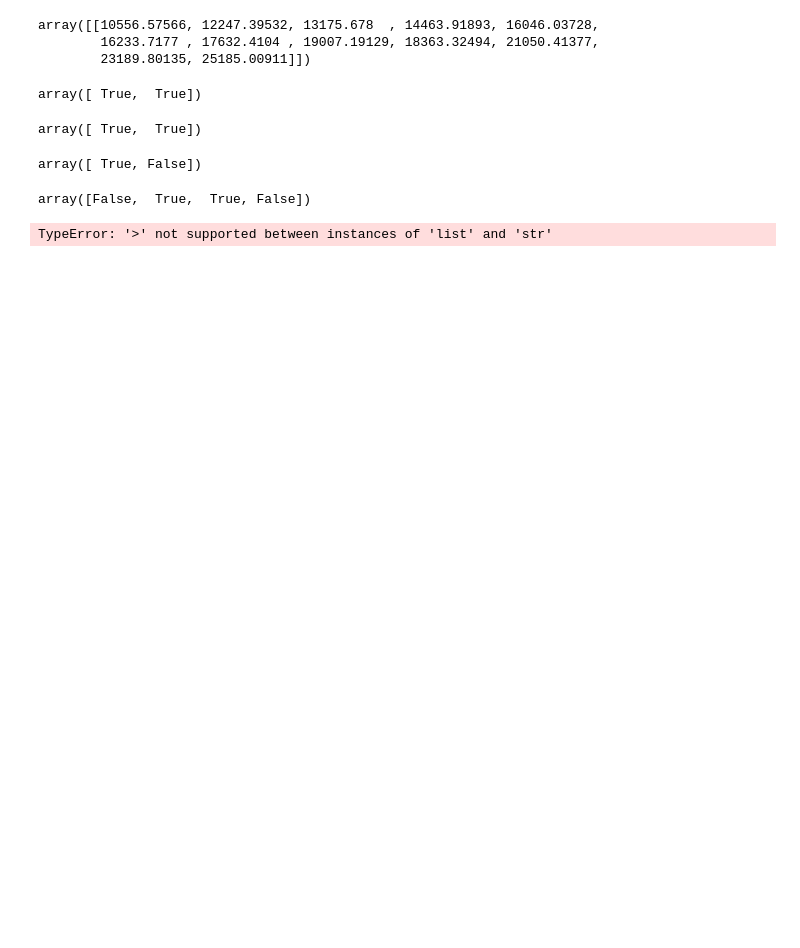
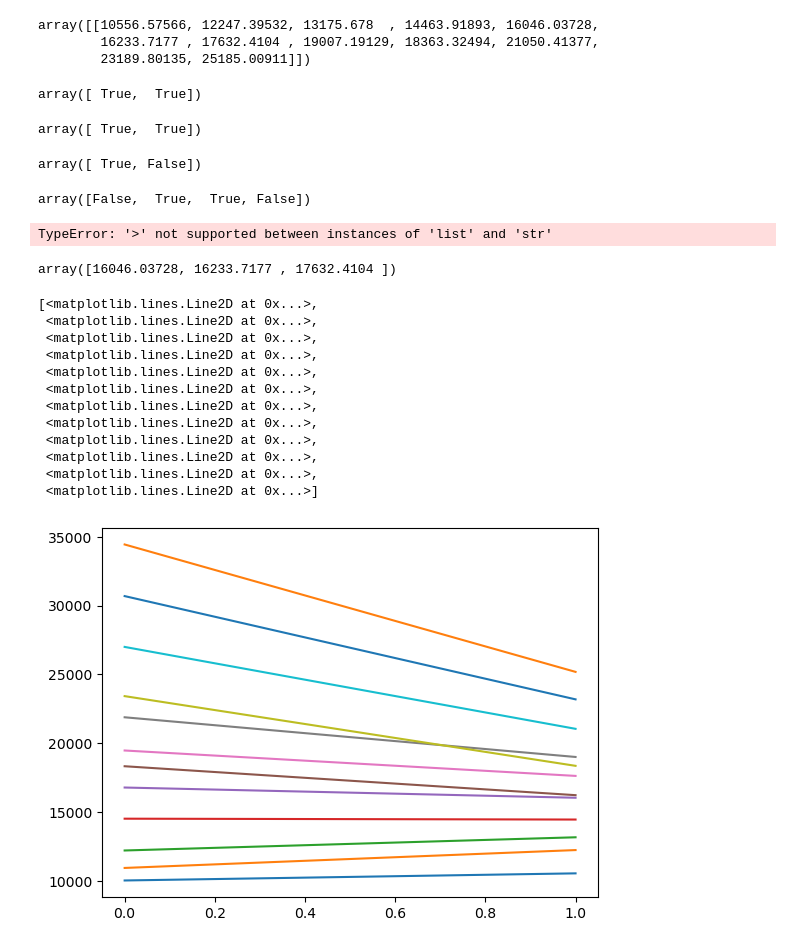
Before and after one commit to UMD-ENMA165-2026-Spring/gapminder, a Jupyter notebook: looping_over_datasets.ipynb, the cells around one changed output. Cells and saved outputs as stored; diff of their text form; code cells hidden in the pictures; blank space fills up the shorter version.

```diff
--- a/looping_over_datasets.ipynb
+++ b/looping_over_datasets.ipynb
@@ -322,3 +324,23 @@ array([False,  True,  True, False])
 ["apple", "cantolope", "durian", "banana"] > "banana"
 # %% [output]
 TypeError: '>' not supported between instances of 'list' and 'str'
+# %%
+data[columncountry == "New Zealand", (years>=1972)&(years<=1982)]
+# %% [output]
+array([16046.03728, 16233.7177 , 17632.4104 ])
+# %%
+plt.plot(data)
+# %% [output]
+[<matplotlib.lines.Line2D at 0x...>,
+ <matplotlib.lines.Line2D at 0x...>,
+ <matplotlib.lines.Line2D at 0x...>,
+ <matplotlib.lines.Line2D at 0x...>,
+ <matplotlib.lines.Line2D at 0x...>,
+ <matplotlib.lines.Line2D at 0x...>,
+ <matplotlib.lines.Line2D at 0x...>,
+ <matplotlib.lines.Line2D at 0x...>,
+ <matplotlib.lines.Line2D at 0x...>,
+ <matplotlib.lines.Line2D at 0x...>,
+ <matplotlib.lines.Line2D at 0x...>,
+ <matplotlib.lines.Line2D at 0x...>]
+[figure, added]
```
Also changed, not shown: parts of 7 cells of this notebook.
